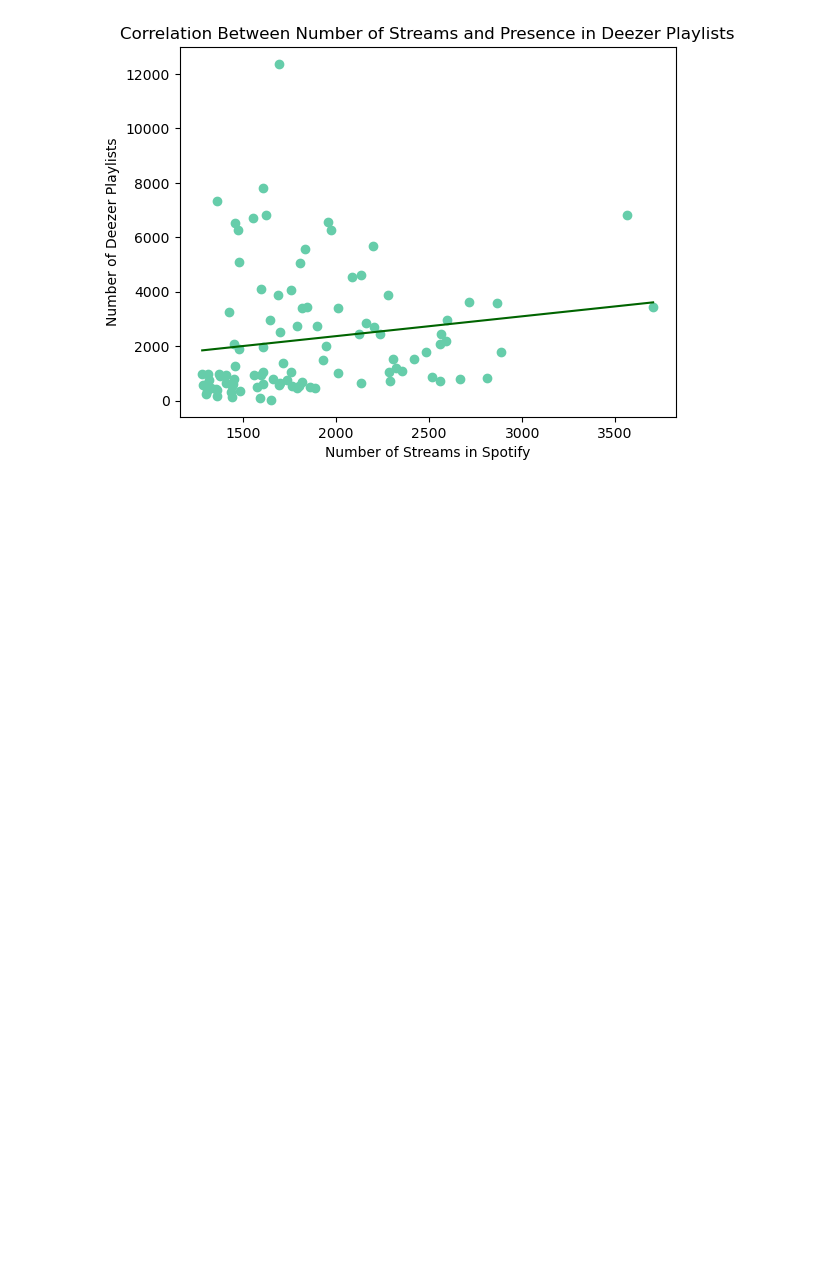
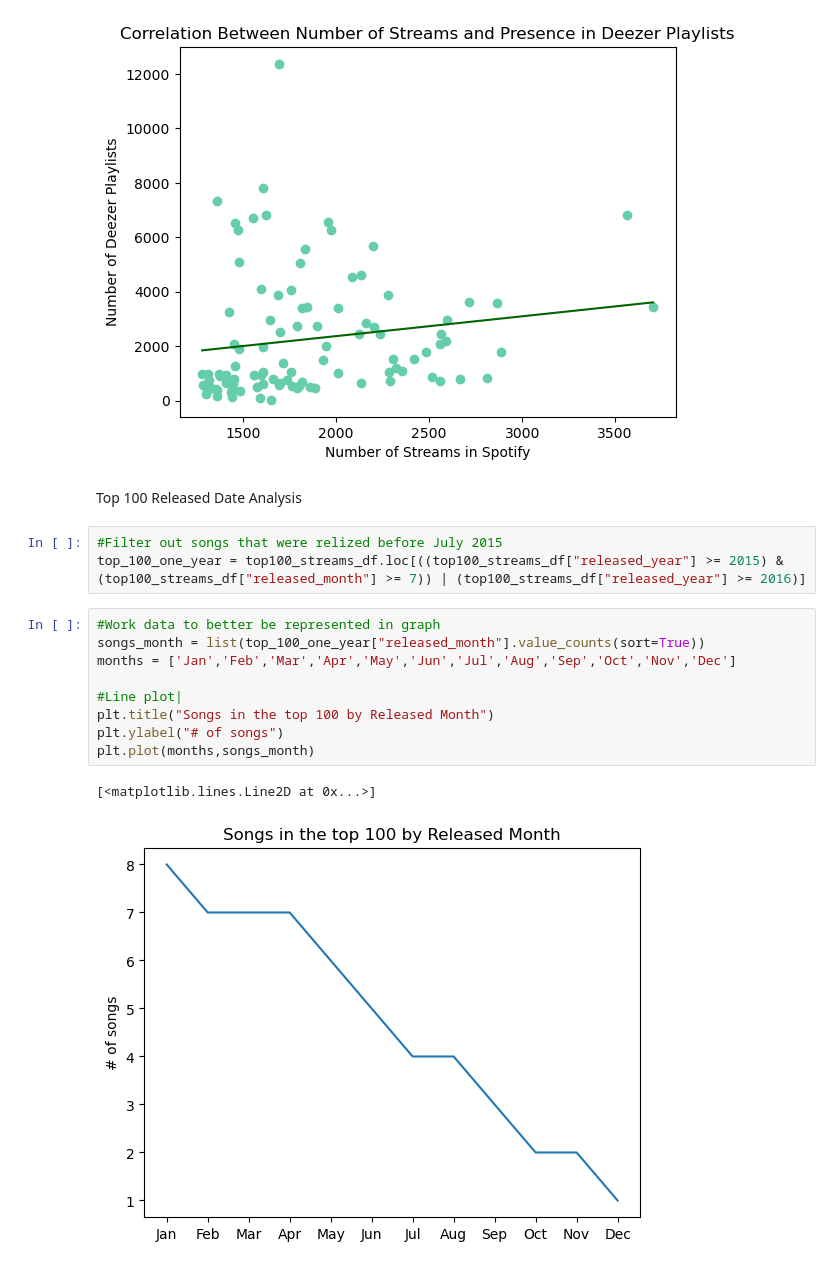
Before and after one commit to luisrodriguezror/project1, a Jupyter notebook: Final_Code.ipynb, the cells around one changed output. Cells and saved outputs as stored; diff of their text form; blank space fills up the shorter version.

```diff
--- a/Final_Code.ipynb
+++ b/Final_Code.ipynb
@@ -218,3 +219,20 @@ plt.show()
 # %% [output]
 PearsonRResult(statistic=0.1604824394559296, pvalue=0.11071127912564706)
 [figure]
+# %% [markdown]
+Top 100 Released Date Analysis
+# %%
+#Filter out songs that were relized before July 2015
+top_100_one_year = top100_streams_df.loc[((top100_streams_df["released_year"] >= 2015) & (top100_streams_df["released_month"] >= 7)) | (top100_streams_df["released_year"] >= 2016)]
+# %%
+#Work data to better be represented in graph
+songs_month = list(top_100_one_year["released_month"].value_counts(sort=True))
+months = ['Jan','Feb','Mar','Apr','May','Jun','Jul','Aug','Sep','Oct','Nov','Dec']
+
+#Line plot|
+plt.title("Songs in the top 100 by Released Month")
+plt.ylabel("# of songs")
+plt.plot(months,songs_month)
+# %% [output]
+[<matplotlib.lines.Line2D at 0x...>]
+[figure, added]
```
Also changed, not shown: parts of 6 cells of this notebook.
